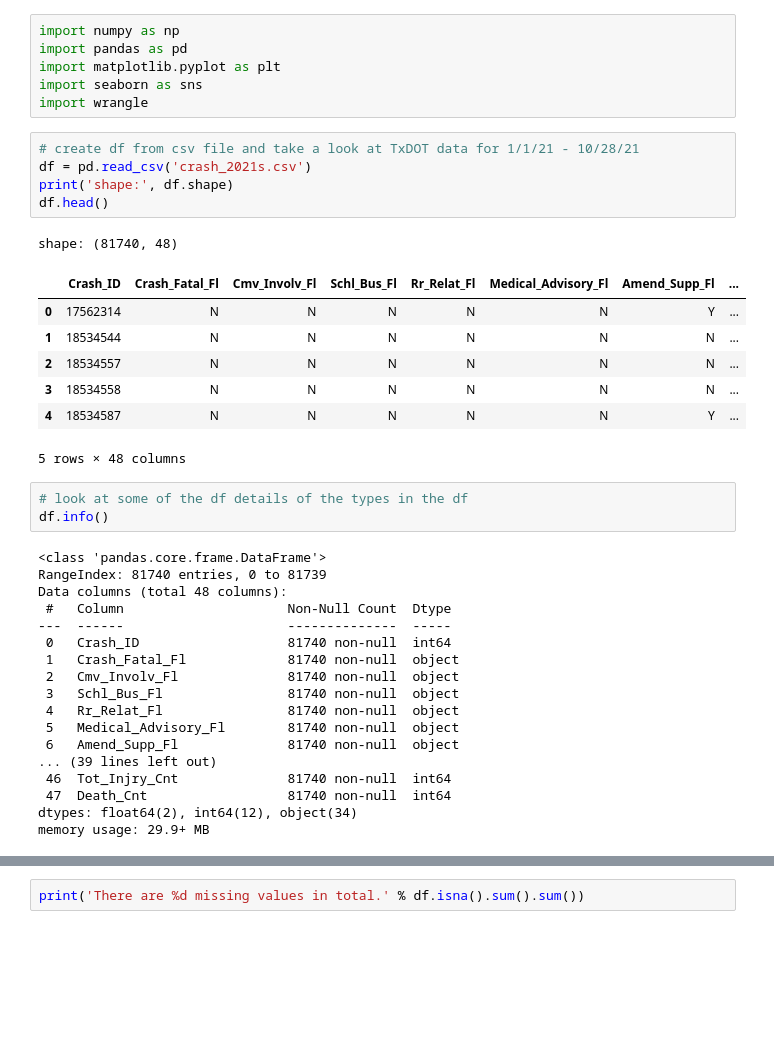
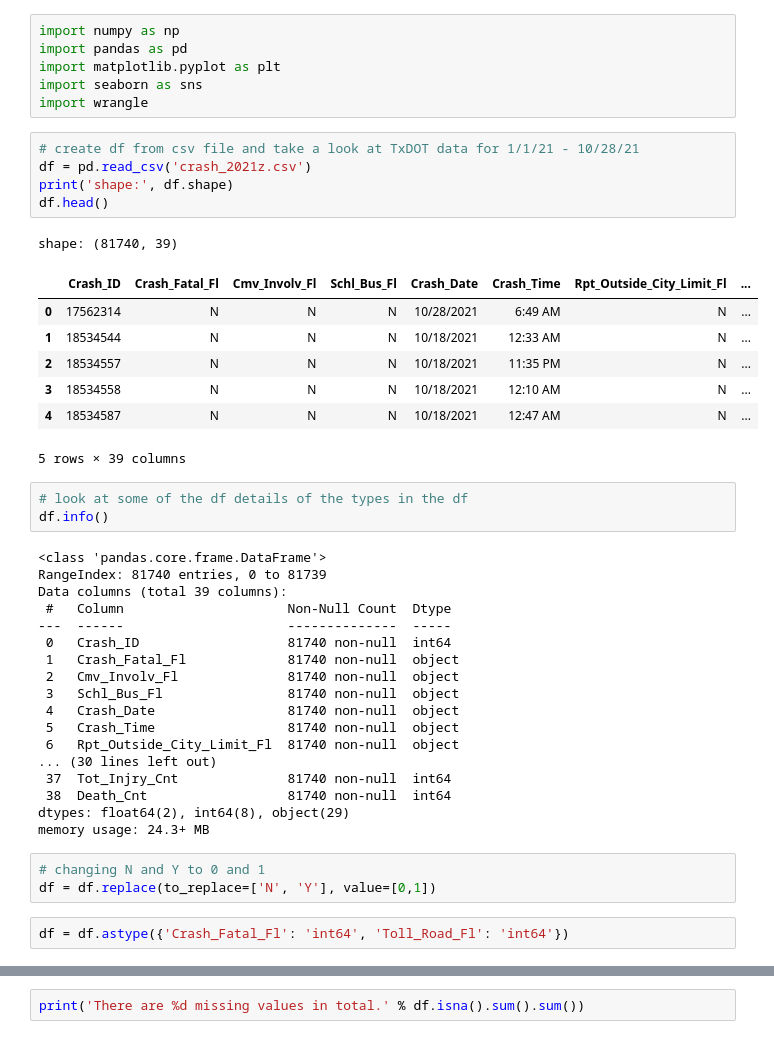
Before and after one commit to randyfrench/texas-motor-vehicle-crashes-2021, a Jupyter notebook: texas_crash_2021.ipynb, the cells around one changed output, grey strips where cells are left out. Cells and saved outputs as stored; diff of their text form; blank space fills up the shorter version.

```diff
--- a/texas_crash_2021.ipynb
+++ b/texas_crash_2021.ipynb
@@ -6,36 +6,41 @@ import seaborn as sns
 import wrangle
 # %%
 # create df from csv file and take a look at TxDOT data for 1/1/21 - 10/28/21
-df = pd.read_csv('crash_2021s.csv')
+df = pd.read_csv('crash_2021z.csv')
 print('shape:', df.shape)
 df.head()
 # %% [output]
-shape: (81740, 48)
+shape: (81740, 39)
-|  | Crash_ID | Crash_Fatal_Fl | Cmv_Involv_Fl | Schl_Bus_Fl | Rr_Relat_Fl | Medical_Advisory_Fl | Amend_Supp_Fl | ... |
-| 0 | 17562314 | N | N | N | N | N | Y | ... |
-| 1 | 18534544 | N | N | N | N | N | N | ... |
-| 2 | 18534557 | N | N | N | N | N | N | ... |
-| 3 | 18534558 | N | N | N | N | N | N | ... |
-| 4 | 18534587 | N | N | N | N | N | Y | ... |
+|  | Crash_ID | Crash_Fatal_Fl | Cmv_Involv_Fl | Schl_Bus_Fl | Crash_Date | Crash_Time | Rpt_Outside_City_Limit_Fl | ... |
+| 0 | 17562314 | N | N | N | 10/28/2021 | 6:49 AM | N | ... |
+| 1 | 18534544 | N | N | N | 10/18/2021 | 12:33 AM | N | ... |
+| 2 | 18534557 | N | N | N | 10/18/2021 | 11:35 PM | N | ... |
+| 3 | 18534558 | N | N | N | 10/18/2021 | 12:10 AM | N | ... |
+| 4 | 18534587 | N | N | N | 10/18/2021 | 12:47 AM | N | ... |
-5 rows × 48 columns
+5 rows × 39 columns
 # %%
 # look at some of the df details of the types in the df
 df.info()
 # %% [output]
 <class 'pandas.core.frame.DataFrame'>
 RangeIndex: 81740 entries, 0 to 81739
-Data columns (total 48 columns):
+Data columns (total 39 columns):
  #   Column                     Non-Null Count  Dtype
 ---  ------                     --------------  -----
  0   Crash_ID                   81740 non-null  int64
  1   Crash_Fatal_Fl             81740 non-null  object
  2   Cmv_Involv_Fl              81740 non-null  object
  3   Schl_Bus_Fl                81740 non-null  object
- 4   Rr_Relat_Fl                81740 non-null  object
- 5   Medical_Advisory_Fl        81740 non-null  object
- 6   Amend_Supp_Fl              81740 non-null  object
-... (39 lines left out)
- 46  Tot_Injry_Cnt              81740 non-null  int64
- 47  Death_Cnt                  81740 non-null  int64
-dtypes: float64(2), int64(12), object(34)
-memory usage: 29.9+ MB
+ 4   Crash_Date                 81740 non-null  object
+ 5   Crash_Time                 81740 non-null  object
+ 6   Rpt_Outside_City_Limit_Fl  81740 non-null  object
+... (30 lines left out)
+ 37  Tot_Injry_Cnt              81740 non-null  int64
+ 38  Death_Cnt                  81740 non-null  int64
+dtypes: float64(2), int64(8), object(29)
+memory usage: 24.3+ MB
+# %%
+# changing N and Y to 0 and 1
+df = df.replace(to_replace=['N', 'Y'], value=[0,1])
+# %%
+df = df.astype({'Crash_Fatal_Fl': 'int64', 'Toll_Road_Fl': 'int64'})
```
Also changed, not shown: parts of 6 cells of this notebook, 1 other file.
